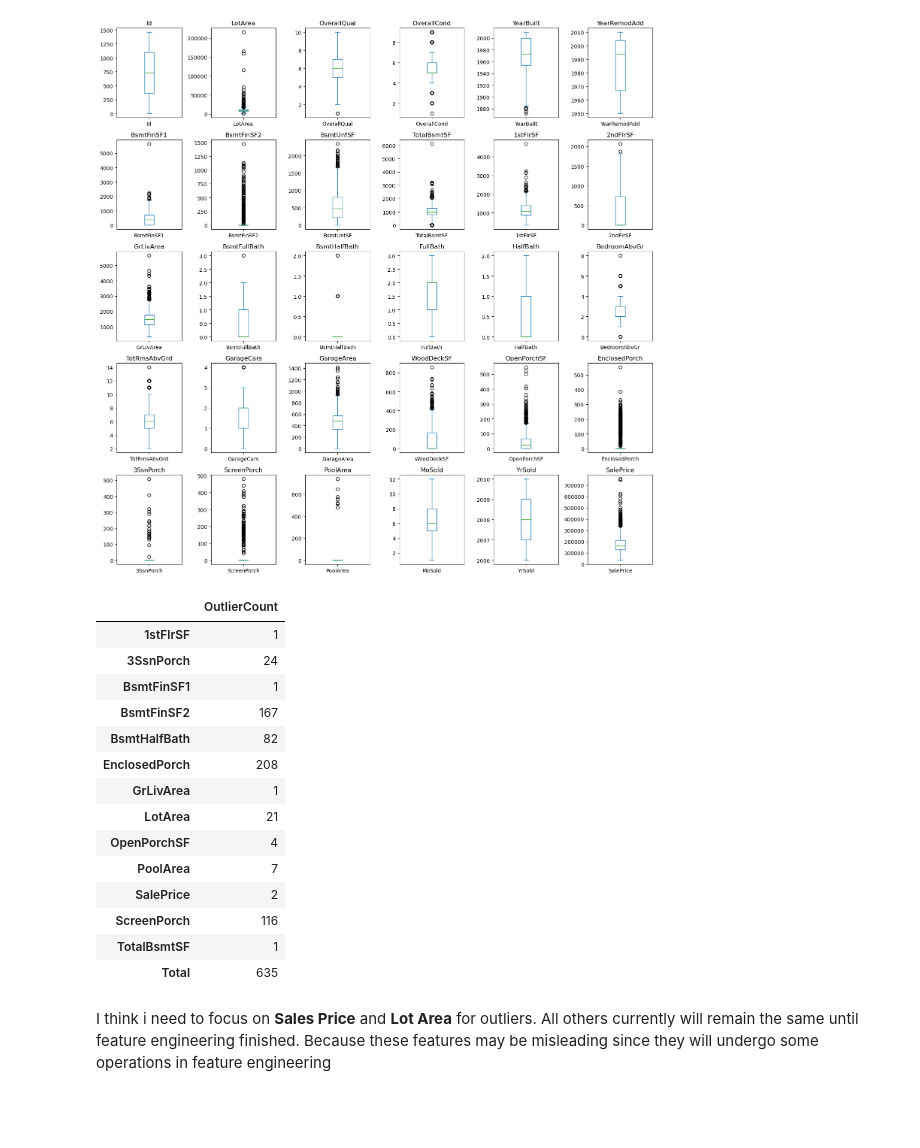
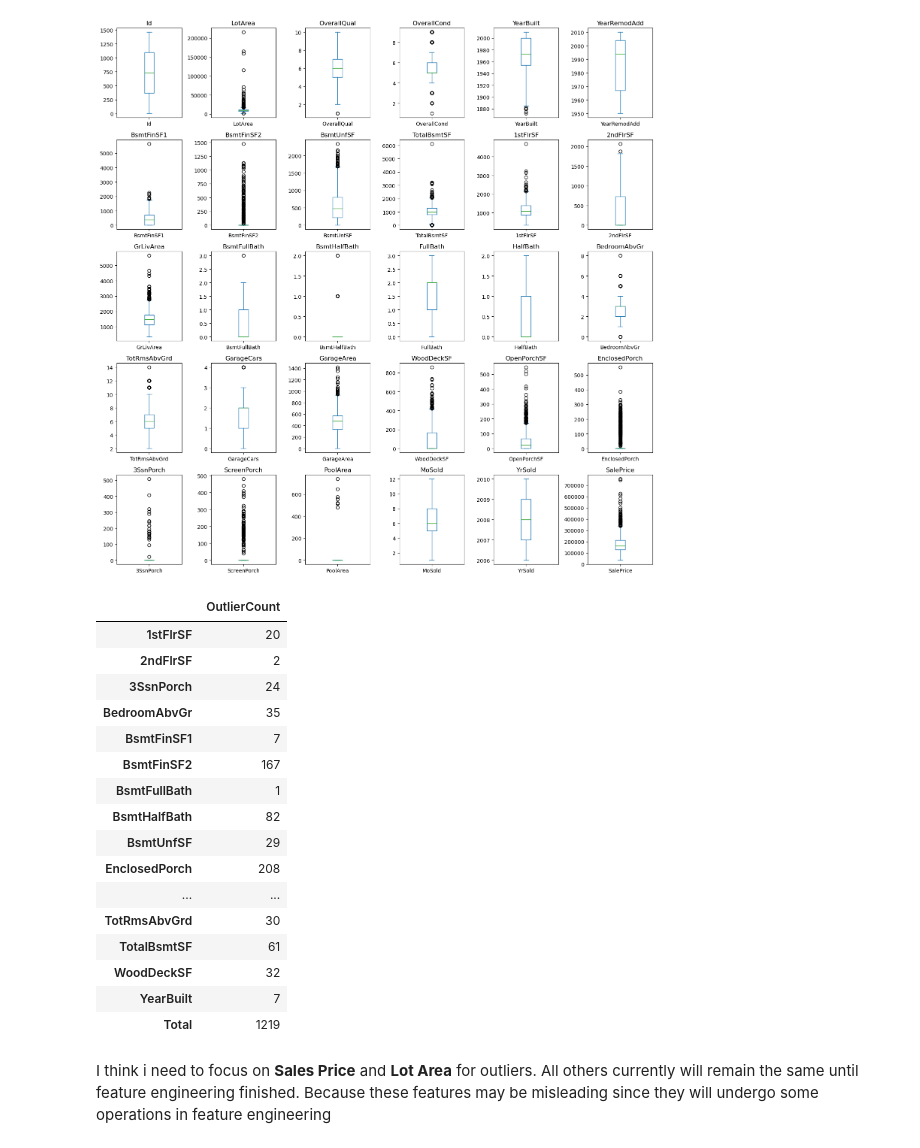
Before and after one commit to fatih-ml/Kaggle-Real-Estate-Competition-FeatureEngineering, a Jupyter notebook: Kaggle_house_prices_EDA.ipynb, the cells around one changed output. Saved outputs shown, nothing was run; the diff lists cells and outputs as text; code cells hidden in the pictures; blank space fills up the shorter version.

```diff
--- a/Kaggle_house_prices_EDA.ipynb
+++ b/Kaggle_house_prices_EDA.ipynb
@@ -156,23 +156,25 @@ outlier_handler.plot_boxplots_for_all_numeric()
 # %% [output]
 [figure]
 # %%
-outlier_handler.show_outlier_stats(IQR_multi=5)
+outlier_handler.show_outlier_stats(IQR_multi=1.5)
 # %% [output]
 |  | OutlierCount |
-| 1stFlrSF | 1 |
+| 1stFlrSF | 20 |
+| 2ndFlrSF | 2 |
 | 3SsnPorch | 24 |
-| BsmtFinSF1 | 1 |
+| BedroomAbvGr | 35 |
+| BsmtFinSF1 | 7 |
 | BsmtFinSF2 | 167 |
+| BsmtFullBath | 1 |
 | BsmtHalfBath | 82 |
+| BsmtUnfSF | 29 |
 | EnclosedPorch | 208 |
-| GrLivArea | 1 |
-| LotArea | 21 |
-| OpenPorchSF | 4 |
-| PoolArea | 7 |
-| SalePrice | 2 |
-| ScreenPorch | 116 |
-| TotalBsmtSF | 1 |
-| Total | 635 |
+| ... | ... |
+| TotRmsAbvGrd | 30 |
+| TotalBsmtSF | 61 |
+| WoodDeckSF | 32 |
+| YearBuilt | 7 |
+| Total | 1219 |
 # %% [markdown]
 I think i need to focus on **Sales Price** and **Lot Area** for outliers. All others currently will remain the same until feature engineering finished. Because these features may be misleading since they will undergo some operations in feature engineering
 # %%
```
Also changed, not shown: parts of 3 cells of this notebook.
